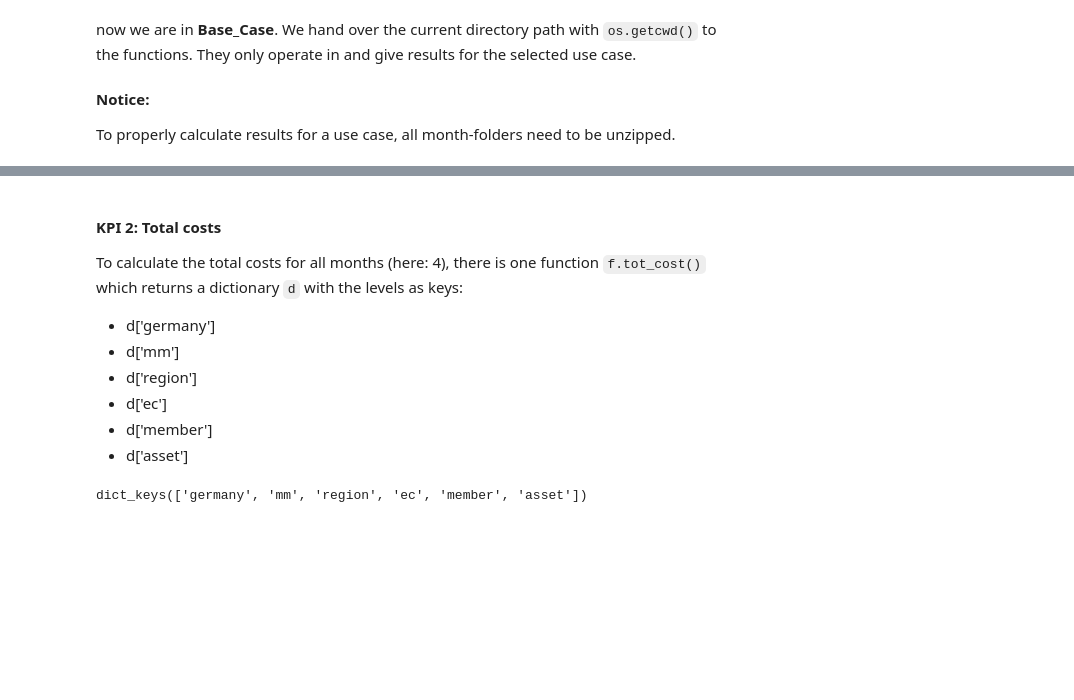
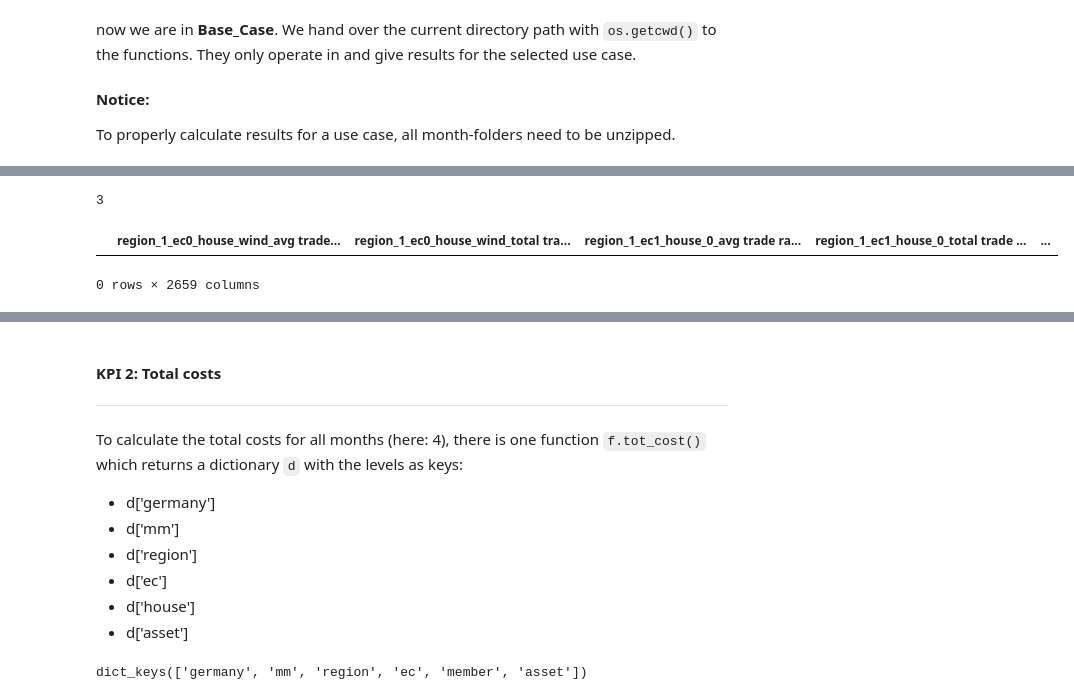
Before and after one commit to jochenmadler/fim_fit, a Jupyter notebook: GSy_KPI_calculation/01_processing/functions_test_v2.ipynb, the cells around one changed output, grey strips where cells are left out. Saved outputs shown, nothing was run; the diff lists cells and outputs as text; code cells hidden in the pictures; blank space fills up the shorter version.

```diff
--- a/GSy_KPI_calculation/01_processing/functions_test_v2.ipynb
+++ b/GSy_KPI_calculation/01_processing/functions_test_v2.ipynb
@@ -32,3 +69,12 @@ To calculate the average price at each time step, there are four functions for t
+# %%
+all_filenames.count(all_filenames[0])
+# %% [output]
+3
+# %%
+f.avg_p_houses(os.getcwd())
+# %% [output]
+|  | region_1_ec0_house_wind_avg trade... | region_1_ec0_house_wind_total tra... | region_1_ec1_house_0_avg trade ra... | region_1_ec1_house_0_total trade ... | ... |
+0 rows × 2659 columns
 # %%
 f.avg_p_regions(os.getcwd())
 # %% [output]
@@ -63,12 +109,13 @@ f.avg_p_ecs(os.getcwd())
 672 rows × 73 columns
 # %% [markdown]
 #### KPI 2: Total costs
+---
 To calculate the total costs for all months (here: 4), there is one function ``f.tot_cost()`` which returns a dictionary ``d`` with the levels as keys:
 - d['germany']
 - d['mm']
 - d['region']
 - d['ec']
-- d['member']
+- d['house']
 - d['asset']
 # %%
 d = f.tot_cost(os.getcwd())
```
Also changed, not shown: parts of 11 cells of this notebook, 1 other file.
